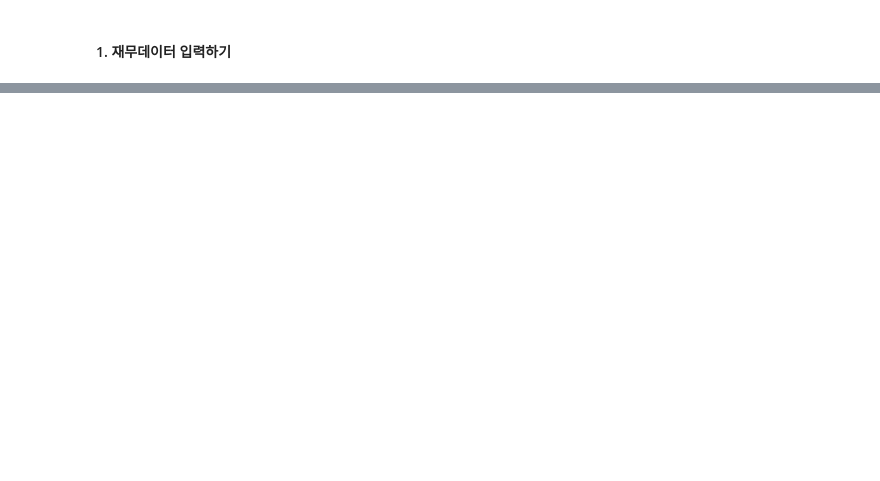
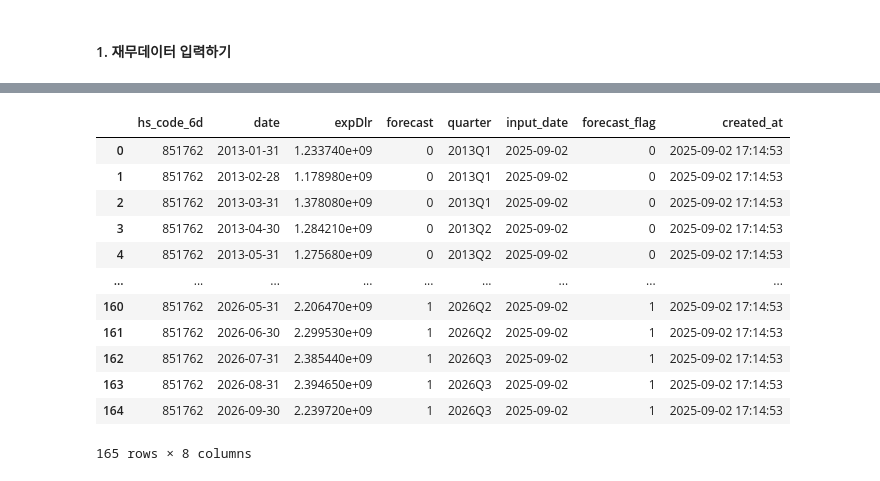
Before and after one commit to stox74/stock_forecast, a Jupyter notebook: US_Market/valuation/valuation_model_v4.ipynb, the cells around one changed output, grey strips where cells are left out. Cells and saved outputs as stored; diff of their text form; code cells hidden in the pictures; blank space fills up the shorter version.

```diff
--- a/US_Market/valuation/valuation_model_v4.ipynb
+++ b/US_Market/valuation/valuation_model_v4.ipynb
@@ -498,0 +614,30 @@ df
+# %%
+root_hs_code = '854232'   # 로그 변환 적용 HS Code
+FORECAST_STEPS = 15                # 예측 개월 수
+MIN_PERIODS = 60                   # 최소 데이터 개수(5년)
+
+# DB 접속 정보
+db_info = {
+    'user': 'stox7412',
+    'password': 'Apt106503!~',
+    'host': get_db_host(),
+    'port': '3307',
+    'database': 'investar'
+}
+
+# HS Code로 데이터 추출
+export_df = get_hs_data('851762', db_info)
+
+# 사용 예시 (export_df가 있다고 가정)
+if 'export_df' in globals():
+    # 가장 최근 input_date 데이터 추출
+    latest_export_data = get_latest_input_date_data(export_df)
+    latest_export_data = latest_export_data.sort_values('date').reset_index(drop=True)
+    # 결과 확인
+    if not latest_export_data.empty:
+        print("\n추출된 데이터 샘플:")
+        display_cols = ['hs_code_6d', 'date', 'export_value', 'input_date']
+        available_cols = [col for col in display_cols if col in latest_export_data.columns]
+        print(latest_export_data[available_cols].head().to_string(index=False))
+else:
+    print("export_df 변수가 존재하지 않습니다.")
@@ -498,0 +739,16 @@ df
+# %%
+latest_export_data
+# %% [output]
+|  | hs_code_6d | date | expDlr | forecast | quarter | input_date | forecast_flag | created_at |
+| 0 | 851762 | 2013-01-31 | 1.233740e+09 | 0 | 2013Q1 | 2025-09-02 | 0 | 2025-09-02 17:14:53 |
+| 1 | 851762 | 2013-02-28 | 1.178980e+09 | 0 | 2013Q1 | 2025-09-02 | 0 | 2025-09-02 17:14:53 |
+| 2 | 851762 | 2013-03-31 | 1.378080e+09 | 0 | 2013Q1 | 2025-09-02 | 0 | 2025-09-02 17:14:53 |
+| 3 | 851762 | 2013-04-30 | 1.284210e+09 | 0 | 2013Q2 | 2025-09-02 | 0 | 2025-09-02 17:14:53 |
+| 4 | 851762 | 2013-05-31 | 1.275680e+09 | 0 | 2013Q2 | 2025-09-02 | 0 | 2025-09-02 17:14:53 |
+| ... | ... | ... | ... | ... | ... | ... | ... | ... |
+| 160 | 851762 | 2026-05-31 | 2.206470e+09 | 1 | 2026Q2 | 2025-09-02 | 1 | 2025-09-02 17:14:53 |
+| 161 | 851762 | 2026-06-30 | 2.299530e+09 | 1 | 2026Q2 | 2025-09-02 | 1 | 2025-09-02 17:14:53 |
+| 162 | 851762 | 2026-07-31 | 2.385440e+09 | 1 | 2026Q3 | 2025-09-02 | 1 | 2025-09-02 17:14:53 |
+| 163 | 851762 | 2026-08-31 | 2.394650e+09 | 1 | 2026Q3 | 2025-09-02 | 1 | 2025-09-02 17:14:53 |
+| 164 | 851762 | 2026-09-30 | 2.239720e+09 | 1 | 2026Q3 | 2025-09-02 | 1 | 2025-09-02 17:14:53 |
+165 rows × 8 columns
```
Also changed, not shown: parts of 15 cells of this notebook, 1 other file.
